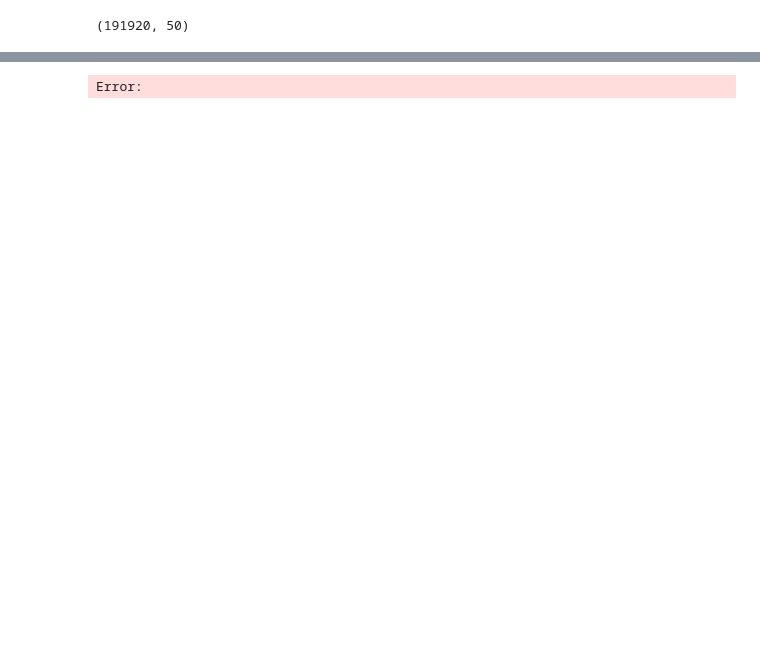
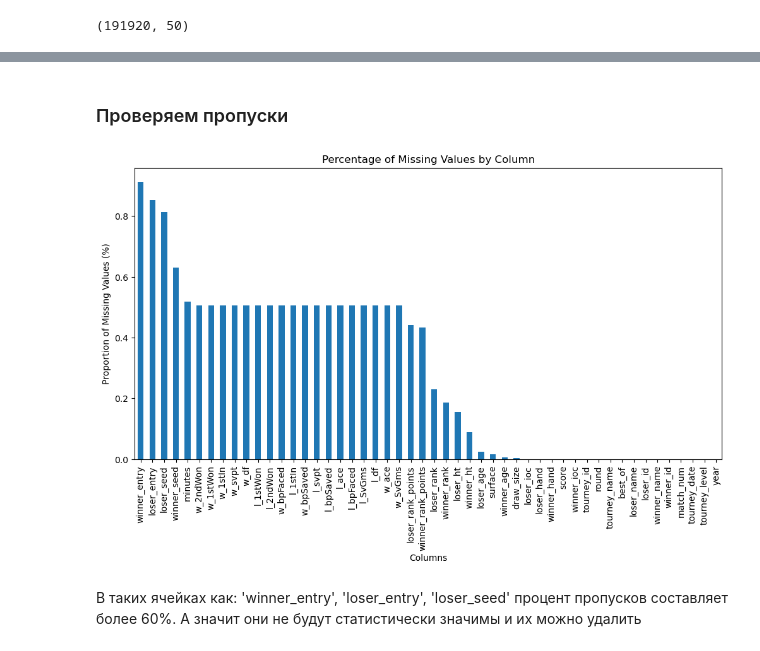
Before and after one commit to Ruugiko/tennis_atp, a Jupyter notebook: tennis.ipynb, the cells around one changed output, grey strips where cells are left out. Cells and saved outputs as stored; diff of their text form; code cells hidden in the pictures; blank space fills up the shorter version.

```diff
--- a/tennis.ipynb
+++ b/tennis.ipynb
@@ -47,10 +49,16 @@ df.head()
+# %% [markdown]
+### Проверяем пропуски
 # %%
-missing_percentage = df.isnull().mean() * 100
-# Визуализация процентов пропусков
-missing_percentage.plot(kind='bar', figsize=(12, 6))
+# Вычисляем процент пропущенных значений
+percent_missing = df.isnull().mean().sort_values(ascending=False)
+
+# Создаем тепловую карту отсортированных данных
+percent_missing.plot(kind='bar', figsize=(12, 6))
 plt.ylabel('Proportion of Missing Values (%)')
 plt.xlabel('Columns')
 plt.title('Percentage of Missing Values by Column')
 plt.show()
 # %% [output]
-Error:
+[figure, added]
+# %% [markdown]
+В таких ячейках как: 'winner_entry', 'loser_entry', 'loser_seed' процент пропусков составляет более 60%. А значит они не будут статистически значимы и их можно удалить
```
Also changed, not shown: parts of 22 cells of this notebook, 1 other file.
